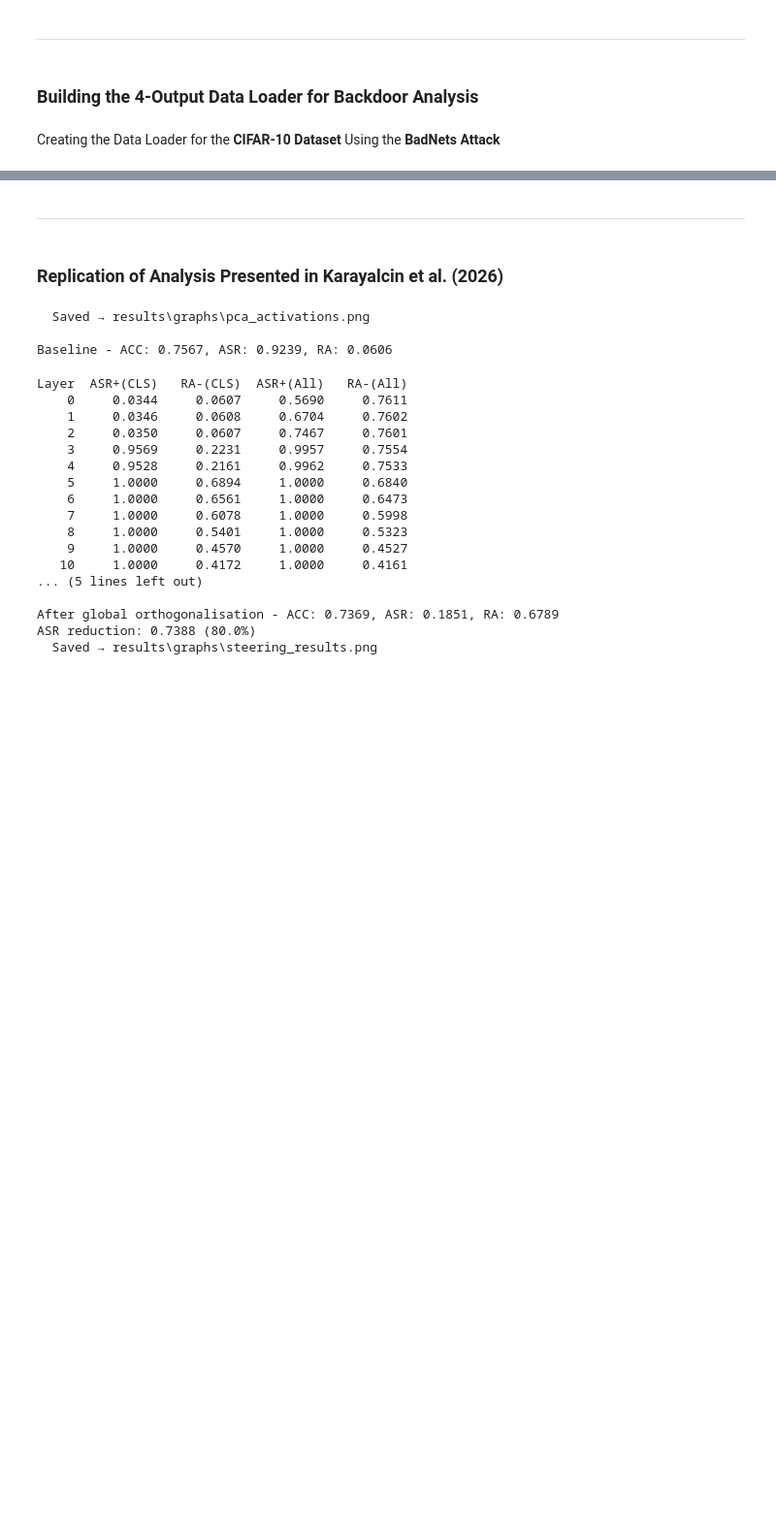
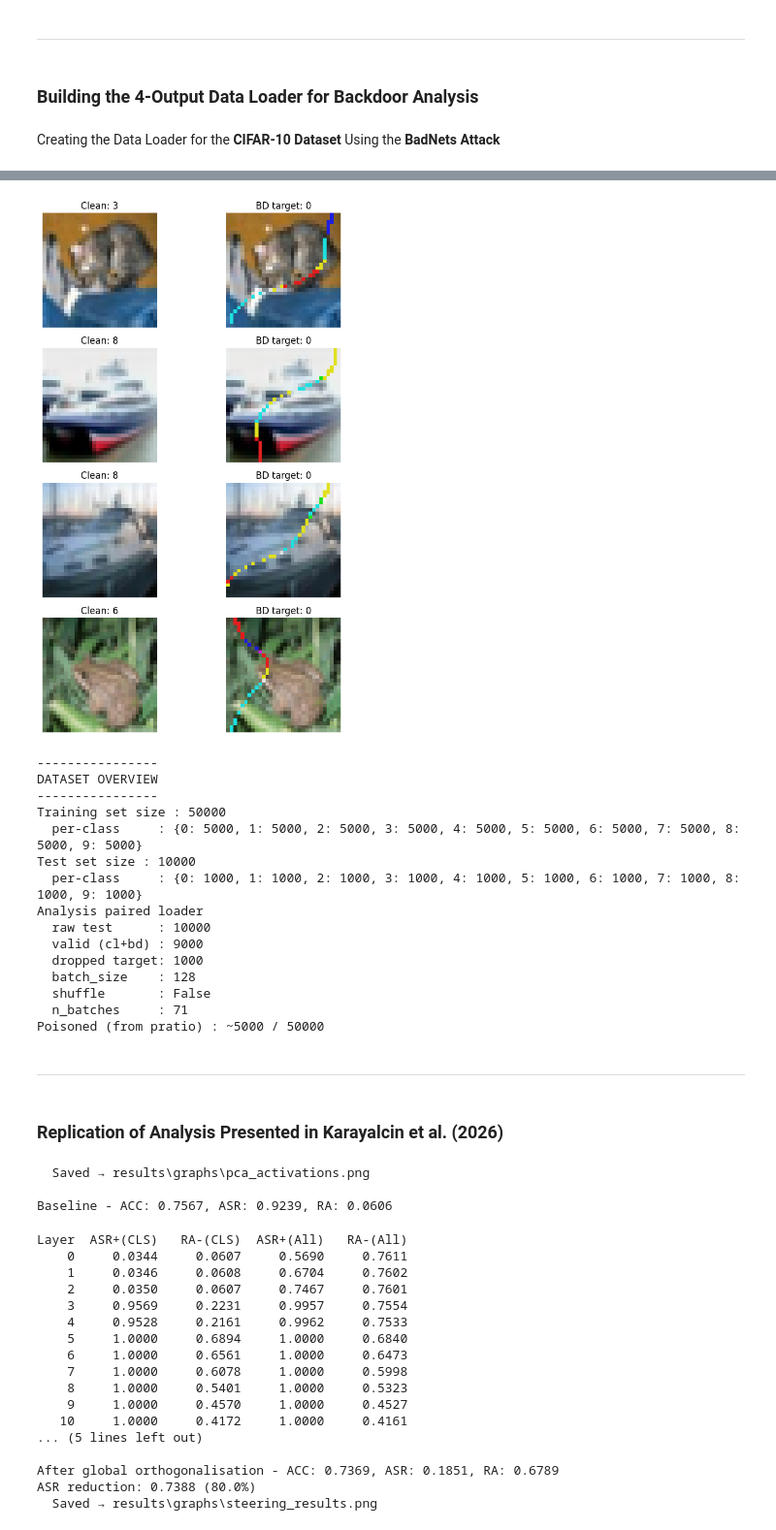
Before and after one commit to morriisw/BackdoorBench, a Jupyter notebook: vit-backdoor-analysis.ipynb, the cells around one changed output, grey strips where cells are left out. Shown at 97% size. Saved outputs shown, nothing was run; the diff lists cells and outputs as text; code cells hidden in the pictures; blank space fills up the shorter version.

Commit message:
Train and evaluate DeiT model and IAB attack.

```diff
--- a/vit-backdoor-analysis.ipynb
+++ b/vit-backdoor-analysis.ipynb
@@ -115,3 +247,73 @@ Loaded 10000 test samples
+# %%
+import argparse
+import numpy as np
+import matplotlib.pyplot as plt
+import importlib
+import eval_general
+importlib.reload(eval_general)
+from eval_general import build_paired_loader_inputaware, load_raw_test_dataset
+
+raw_test = load_raw_test_dataset("cifar10", data_root="./data")
+
+args = argparse.Namespace(
+    dataset="cifar10", img_size=[32, 32, 3], input_channel=3,
+    attack_target=0, batch_size=128, num_workers=0,
+)
+
+inputaware_cifar10_paired_loader = build_paired_loader_inputaware(
+    raw_test, args,
+    netG_netM_path="./record/inputaware_deit_tiny_cifar10/netCGM.pt",
+    device="cuda",
+)
+img_c, lbl_c, img_b, lbl_b = next(iter(inputaware_cifar10_paired_loader))
+
+from utils.aggregate_block.dataset_and_transform_generate import get_dataset_normalization
+def denorm(t, dataset="cifar10"):
+    norm = get_dataset_normalization(dataset)
+    mean, std = norm.mean, norm.std
+    x = t.cpu().float().clone()
+    for c in range(3):
+        x[c] = x[c] * std[c] + mean[c]
+    return np.clip(x.permute(1,2,0).numpy(), 0, 1)
+
+fig, axes = plt.subplots(4, 2, figsize=(8, 10))
+for i in range(4):
+    axes[i, 0].imshow(denorm(img_c[i]))
+    axes[i, 0].set_title(f"Clean: {lbl_c[i].item()}")
+    axes[i, 0].axis("off")
+    axes[i, 1].imshow(denorm(img_b[i]))
+    axes[i, 1].set_title(f"BD target: {lbl_b[i].item()}")
+    axes[i, 1].axis("off")
+plt.tight_layout()
+plt.show()
+
+raw_train = eg.load_raw_dataset("cifar10", split="train")
+raw_test  = eg.load_raw_dataset("cifar10", split="test")
+
+eg.diagnose_dataset_overview(
+    raw_train=raw_train,
+    raw_test=raw_test,
+    paired_loader=inputaware_cifar10_paired_loader,
+    poison_index=None,  # no equivalent file exists for InputAware — skip loading one
+    pratio=0.1,  # fallback if the saved pickle is missing
+)
+# %% [output]
+[figure, added]
+----------------
+DATASET OVERVIEW
+----------------
+Training set size : 50000
+  per-class     : {0: 5000, 1: 5000, 2: 5000, 3: 5000, 4: 5000, 5: 5000, 6: 5000, 7: 5000, 8: 5000, 9: 5000}
+Test set size : 10000
+  per-class     : {0: 1000, 1: 1000, 2: 1000, 3: 1000, 4: 1000, 5: 1000, 6: 1000, 7: 1000, 8: 1000, 9: 1000}
+Analysis paired loader
+  raw test      : 10000
+  valid (cl+bd) : 9000
+  dropped target: 1000
+  batch_size    : 128
+  shuffle       : False
+  n_batches     : 71
+Poisoned (from pratio) : ~5000 / 50000
 # %% [markdown]
 ---
 # %% [markdown]
```
Also changed, not shown: parts of 37 cells of this notebook.
